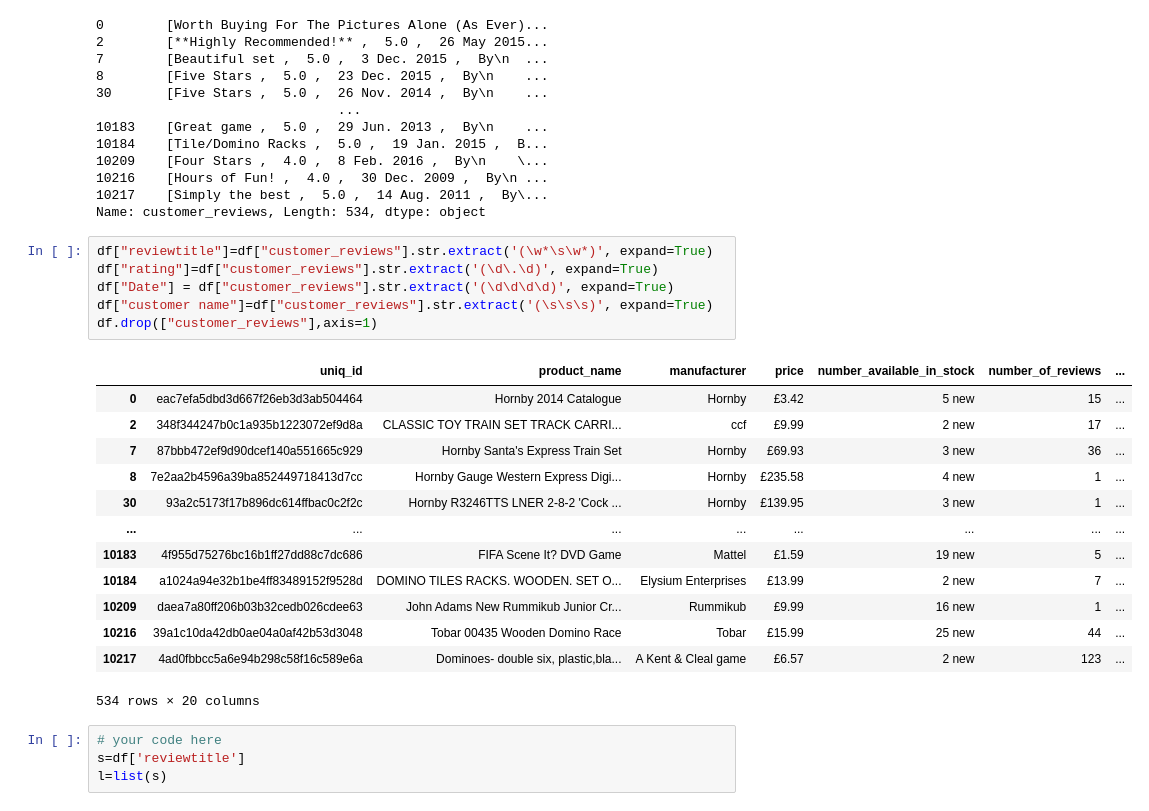
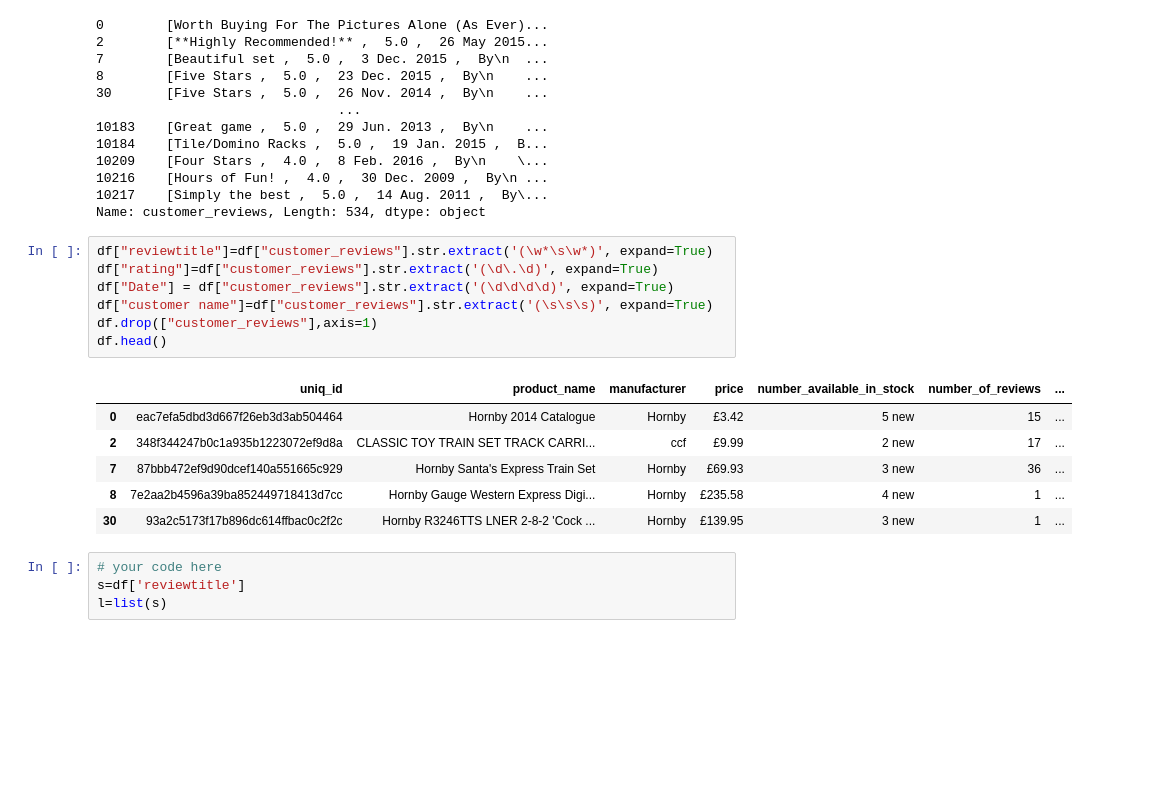
Before and after one commit to Rajitha-19/VITBML_EDA1, a Jupyter notebook: NLP_Assignment_1.ipynb, the cells around one changed output. Saved outputs shown, nothing was run; the diff lists cells and outputs as text; blank space fills up the shorter version.

```diff
--- a/NLP_Assignment_1.ipynb
+++ b/NLP_Assignment_1.ipynb
@@ -55,23 +55,17 @@ Name: customer_reviews, Length: 534, dtype: object
 # %%
 df["reviewtitle"]=df["customer_reviews"].str.extract('(\w*\s\w*)', expand=True)
 df["rating"]=df["customer_reviews"].str.extract('(\d\.\d)', expand=True)
 df["Date"] = df["customer_reviews"].str.extract('(\d\d\d\d)', expand=True)
 df["customer name"]=df["customer_reviews"].str.extract('(\s\s\s)', expand=True)
 df.drop(["customer_reviews"],axis=1)
+df.head()
 # %% [output]
 |  | uniq_id | product_name | manufacturer | price | number_available_in_stock | number_of_reviews | ... |
 | 0 | eac7efa5dbd3d667f26eb3d3ab504464 | Hornby 2014 Catalogue | Hornby | £3.42 | 5 new | 15 | ... |
 | 2 | 348f344247b0c1a935b1223072ef9d8a | CLASSIC TOY TRAIN SET TRACK CARRI... | ccf | £9.99 | 2 new | 17 | ... |
 | 7 | 87bbb472ef9d90dcef140a551665c929 | Hornby Santa's Express Train Set | Hornby | £69.93 | 3 new | 36 | ... |
 | 8 | 7e2aa2b4596a39ba852449718413d7cc | Hornby Gauge Western Express Digi... | Hornby | £235.58 | 4 new | 1 | ... |
 | 30 | 93a2c5173f17b896dc614ffbac0c2f2c | Hornby R3246TTS LNER 2-8-2 'Cock ... | Hornby | £139.95 | 3 new | 1 | ... |
-| ... | ... | ... | ... | ... | ... | ... | ... |
-| 10183 | 4f955d75276bc16b1ff27dd88c7dc686 | FIFA Scene It? DVD Game | Mattel | £1.59 | 19 new | 5 | ... |
-| 10184 | a1024a94e32b1be4ff83489152f9528d | DOMINO TILES RACKS. WOODEN. SET O... | Elysium Enterprises | £13.99 | 2 new | 7 | ... |
-| 10209 | daea7a80ff206b03b32cedb026cdee63 | John Adams New Rummikub Junior Cr... | Rummikub | £9.99 | 16 new | 1 | ... |
-| 10216 | 39a1c10da42db0ae04a0af42b53d3048 | Tobar 00435 Wooden Domino Race | Tobar | £15.99 | 25 new | 44 | ... |
-| 10217 | 4ad0fbbcc5a6e94b298c58f16c589e6a | Dominoes- double six, plastic,bla... | A Kent & Cleal game | £6.57 | 2 new | 123 | ... |
-534 rows × 20 columns
 # %%
 # your code here
 s=df['reviewtitle']
```
Also changed, not shown: parts of 2 cells of this notebook.
